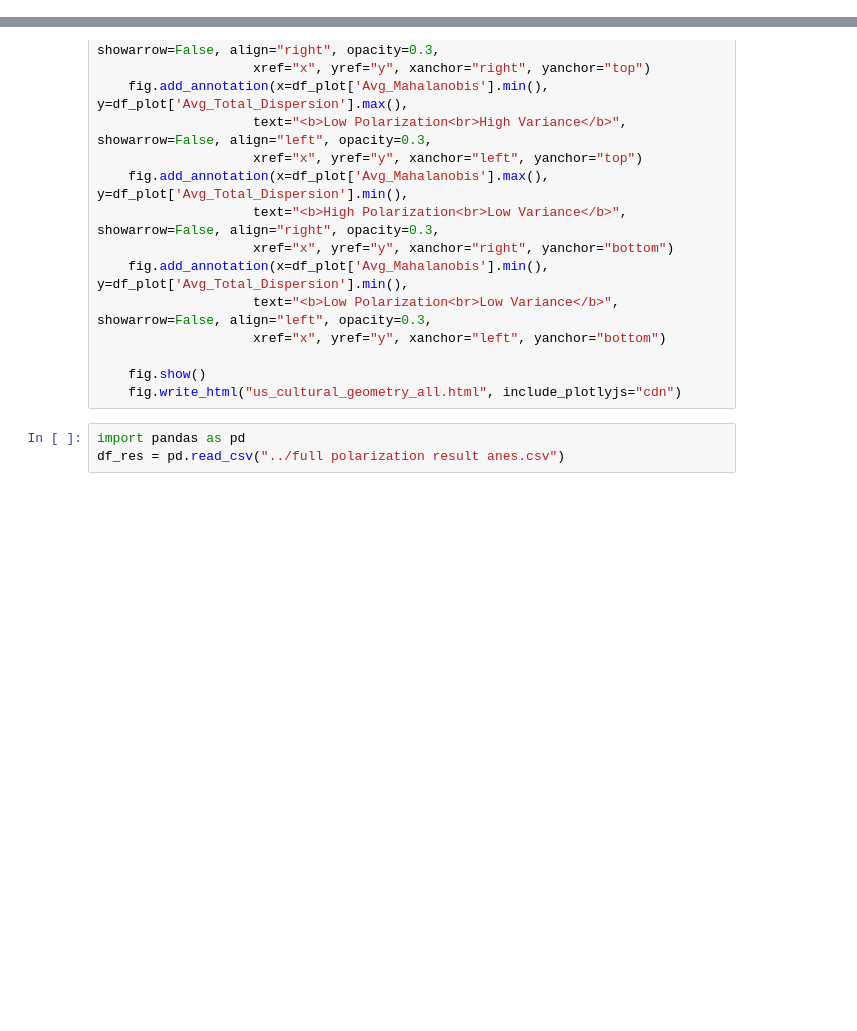
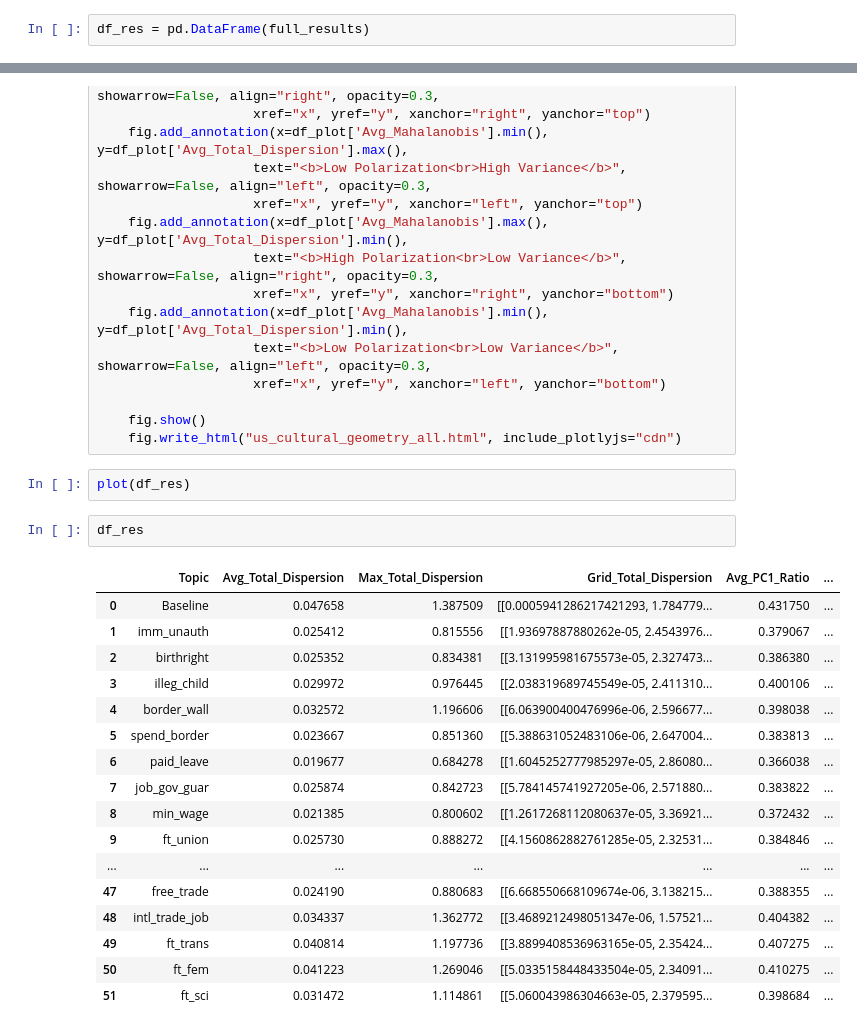
Before and after one commit to maxzhuyt/anes-polarization, a Jupyter notebook: polarization_anes.ipynb, the cells around one changed output, grey strips where cells are left out. Saved outputs shown, nothing was run; the diff lists cells and outputs as text; blank space fills up the shorter version.

Commit message:
all topics

```diff
--- a/polarization_anes.ipynb
+++ b/polarization_anes.ipynb
@@ -326,3 +401,5 @@ fig.show()
+# %%
+df_res = pd.DataFrame(full_results)
 # %%
 import plotly.graph_objects as go
 import pandas as pd
@@ -520,9 +597,28 @@ def plot(df_plot):
 
     fig.show()
     fig.write_html("us_cultural_geometry_all.html", include_plotlyjs="cdn")
-# %%
-import pandas as pd
-df_res = pd.read_csv("../full polarization result anes.csv")
+# %%
+plot(df_res)
+# %%
+df_res
+# %% [output]
+|  | Topic | Avg_Total_Dispersion | Max_Total_Dispersion | Grid_Total_Dispersion | Avg_PC1_Ratio | ... |
+| 0 | Baseline | 0.047658 | 1.387509 | [[0.0005941286217421293, 1.784779... | 0.431750 | ... |
+| 1 | imm_unauth | 0.025412 | 0.815556 | [[1.93697887880262e-05, 2.4543976... | 0.379067 | ... |
+| 2 | birthright | 0.025352 | 0.834381 | [[3.131995981675573e-05, 2.327473... | 0.386380 | ... |
+| 3 | illeg_child | 0.029972 | 0.976445 | [[2.038319689745549e-05, 2.411310... | 0.400106 | ... |
+| 4 | border_wall | 0.032572 | 1.196606 | [[6.063900400476996e-06, 2.596677... | 0.398038 | ... |
+| 5 | spend_border | 0.023667 | 0.851360 | [[5.388631052483106e-06, 2.647004... | 0.383813 | ... |
+| 6 | paid_leave | 0.019677 | 0.684278 | [[1.6045252777985297e-05, 2.86080... | 0.366038 | ... |
+| 7 | job_gov_guar | 0.025874 | 0.842723 | [[5.784145741927205e-06, 2.571880... | 0.383822 | ... |
+| 8 | min_wage | 0.021385 | 0.800602 | [[1.2617268112080637e-05, 3.36921... | 0.372432 | ... |
+| 9 | ft_union | 0.025730 | 0.888272 | [[4.1560862882761285e-05, 2.32531... | 0.384846 | ... |
+| ... | ... | ... | ... | ... | ... | ... |
+| 47 | free_trade | 0.024190 | 0.880683 | [[6.668550668109674e-06, 3.138215... | 0.388355 | ... |
+| 48 | intl_trade_job | 0.034337 | 1.362772 | [[3.4689212498051347e-06, 1.57521... | 0.404382 | ... |
+| 49 | ft_trans | 0.040814 | 1.197736 | [[3.8899408536963165e-05, 2.35424... | 0.407275 | ... |
+| 50 | ft_fem | 0.041223 | 1.269046 | [[5.0335158448433504e-05, 2.34091... | 0.410275 | ... |
+| 51 | ft_sci | 0.031472 | 1.114861 | [[5.060043986304663e-05, 2.379595... | 0.398684 | ... |
 # %%
 # Drop topics that are strongly related to the 2020 election cycle.
 DROP_TOPICS = {
```
Also changed, not shown: parts of 13 cells of this notebook, 5 other files.
